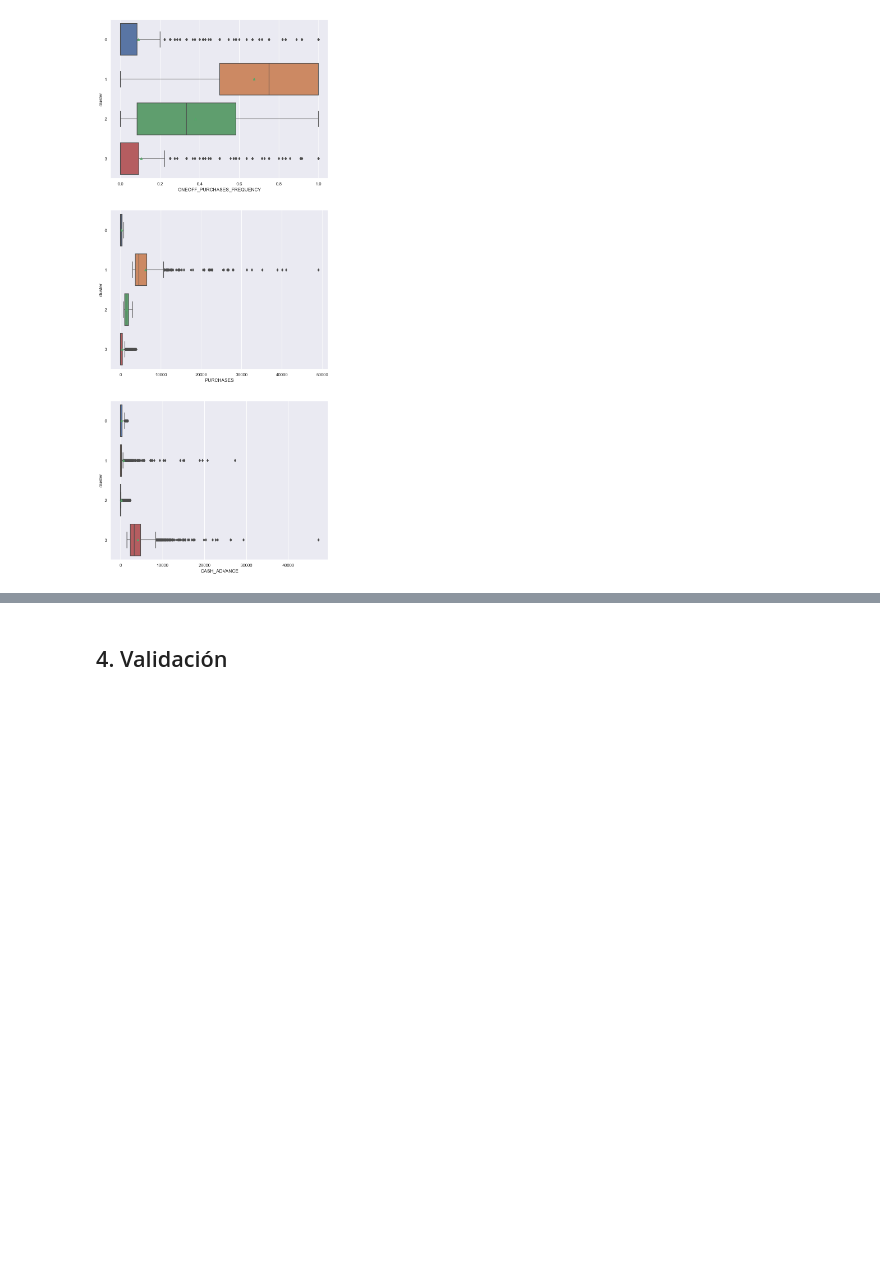
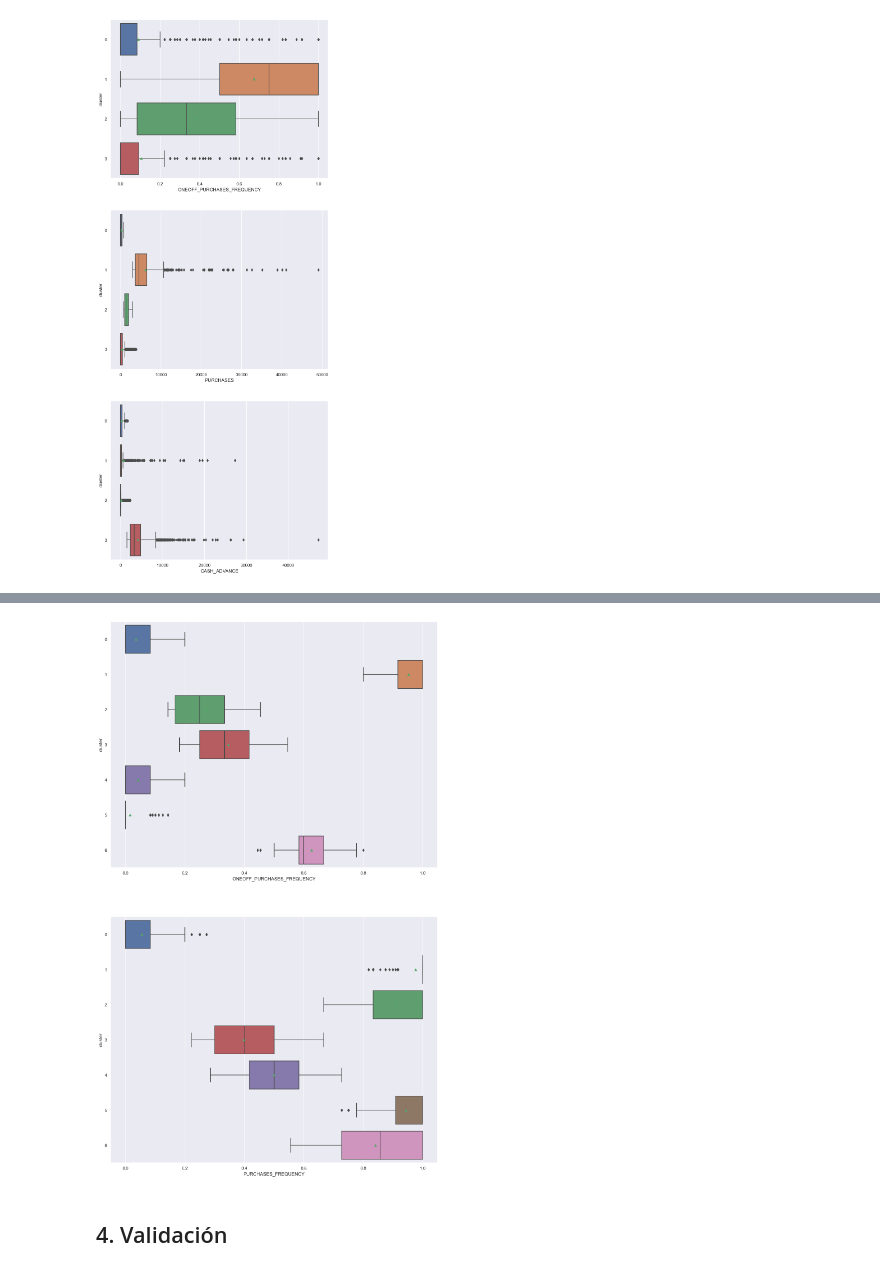
Before and after one commit to SebastianCasanova4/Lab1-BI, a Jupyter notebook: Informe - Laboratorio 1 - Grupo 4.ipynb, the cells around one changed output, grey strips where cells are left out. Saved outputs shown, nothing was run; the diff lists cells and outputs as text; code cells hidden in the pictures; blank space fills up the shorter version.

```diff
--- a/Informe - Laboratorio 1 - Grupo 4.ipynb
+++ b/Informe - Laboratorio 1 - Grupo 4.ipynb
@@ -682,3 +738,10 @@ df_customer_copy_ag.iloc[kmedoids.medoid_indices_]
+# %%
+fig, axes = plt.subplots(2, 1, figsize = (15, 25))
+sns.boxplot(data = df_kmeans, x = 'ONEOFF_PURCHASES_FREQUENCY', y = 'cluster', showmeans = True, orient = 'h', ax = axes[0])
+sns.boxplot(data = df_kmeans, x = 'PURCHASES_FREQUENCY', y = 'cluster', showmeans = True, orient = 'h', ax = axes[1])
+plt.show()
+# %% [output]
+[figure, added]
 # %% [markdown]
 ## 4. Validación
 # %% [markdown]
```
Also changed, not shown: parts of 25 cells of this notebook.
